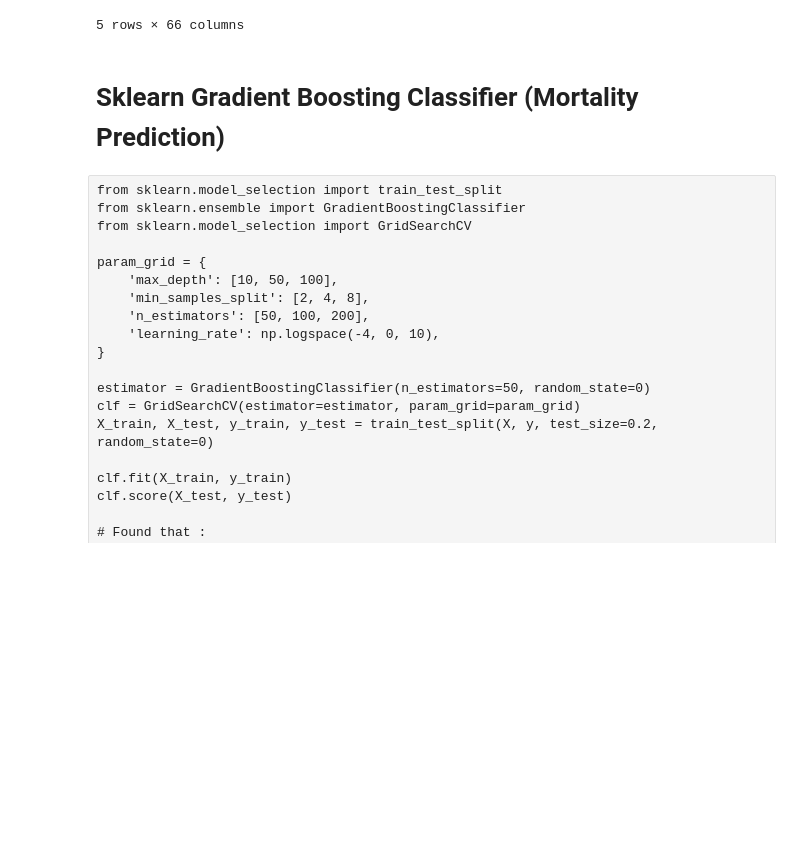
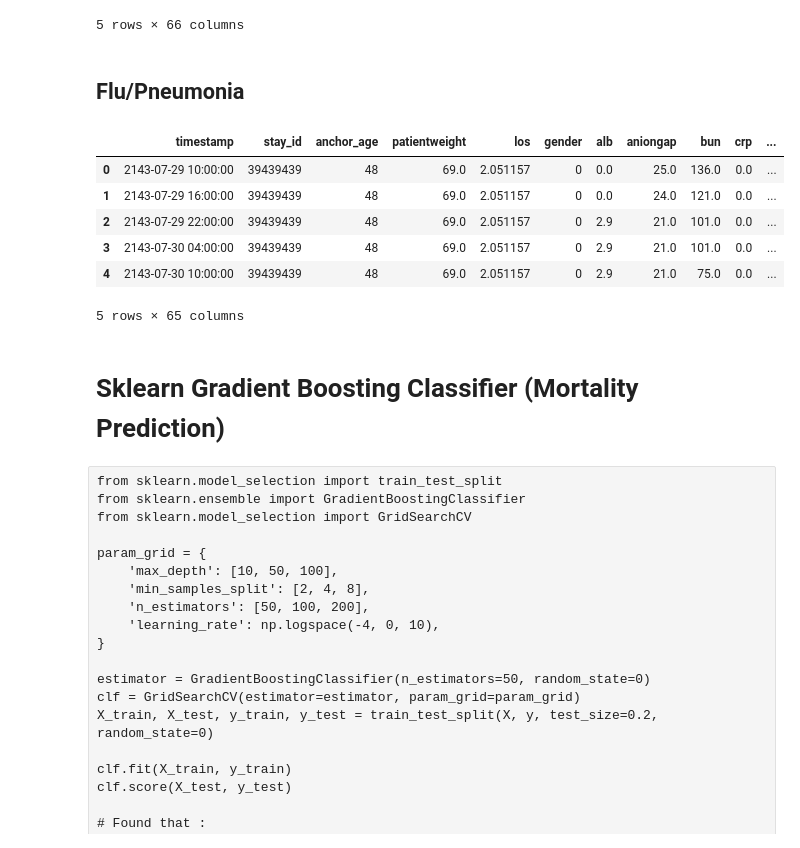
Before and after one commit to aishwarya-rm/cos_534, a Jupyter notebook: project/boosting.ipynb, the cells around one changed output. Drawn from its saved outputs; the diff is of its cells as text; code cells hidden in the pictures; blank space fills up the shorter version.

```diff
--- a/project/boosting.ipynb
+++ b/project/boosting.ipynb
@@ -56,3 +58,18 @@ stay_ids_w_transplants = cohort[cohort.hadm_id.isin(hadm_ids_w_transplants)].sta
 kidney_df['transplant'] = 0
 transplant_indices = kidney_df[kidney_df.stay_id.isin(stay_ids_w_transplants)].index
 kidney_df.loc[transplant_indices, 'transplant'] = 1
+# %% [markdown]
+## Flu/Pneumonia
+# %%
+resp_df = pd.read_csv('flu_pneum_allFrames.csv')
+procs = pd.read_csv("data/mimic-iv-1.0/icu/procedureevents.csv.gz", compression='gzip')
+resp_df = resp_df.drop(columns=['vent'])
+resp_df.head()
+# %% [output]
+|  | timestamp | stay_id | anchor_age | patientweight | los | gender | alb | aniongap | bun | crp | ... |
+| 0 | 2143-07-29 10:00:00 | 39439439 | 48 | 69.0 | 2.051157 | 0 | 0.0 | 25.0 | 136.0 | 0.0 | ... |
+| 1 | 2143-07-29 16:00:00 | 39439439 | 48 | 69.0 | 2.051157 | 0 | 0.0 | 24.0 | 121.0 | 0.0 | ... |
+| 2 | 2143-07-29 22:00:00 | 39439439 | 48 | 69.0 | 2.051157 | 0 | 2.9 | 21.0 | 101.0 | 0.0 | ... |
+| 3 | 2143-07-30 04:00:00 | 39439439 | 48 | 69.0 | 2.051157 | 0 | 2.9 | 21.0 | 101.0 | 0.0 | ... |
+| 4 | 2143-07-30 10:00:00 | 39439439 | 48 | 69.0 | 2.051157 | 0 | 2.9 | 21.0 | 75.0 | 0.0 | ... |
+5 rows × 65 columns
```
Also changed, not shown: parts of 7 cells of this notebook, 1 other file.
